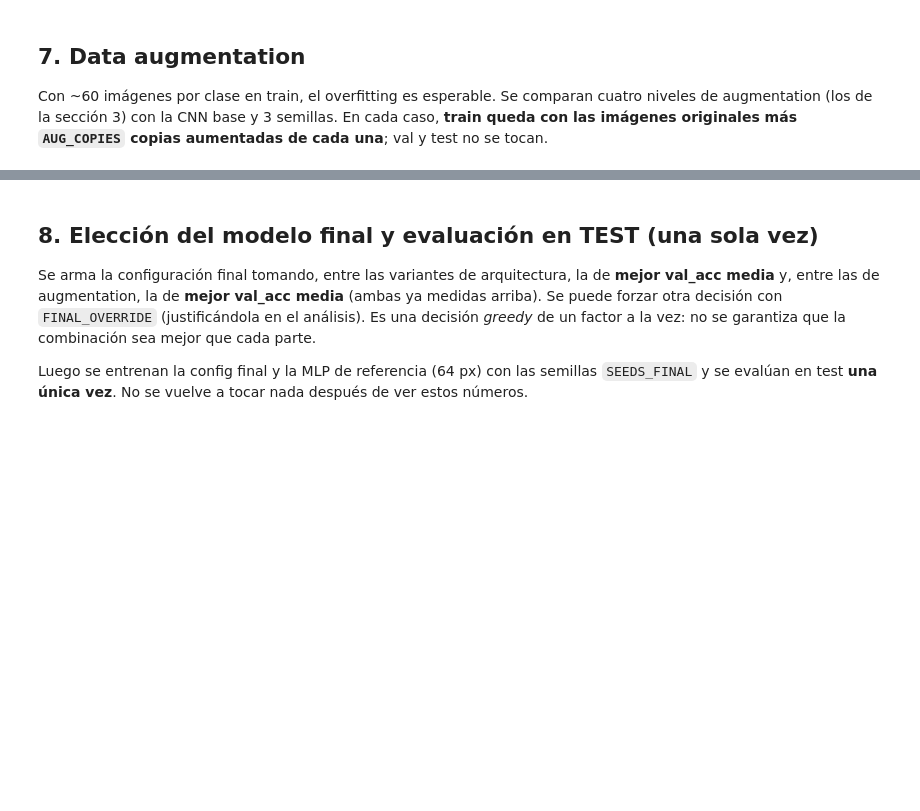
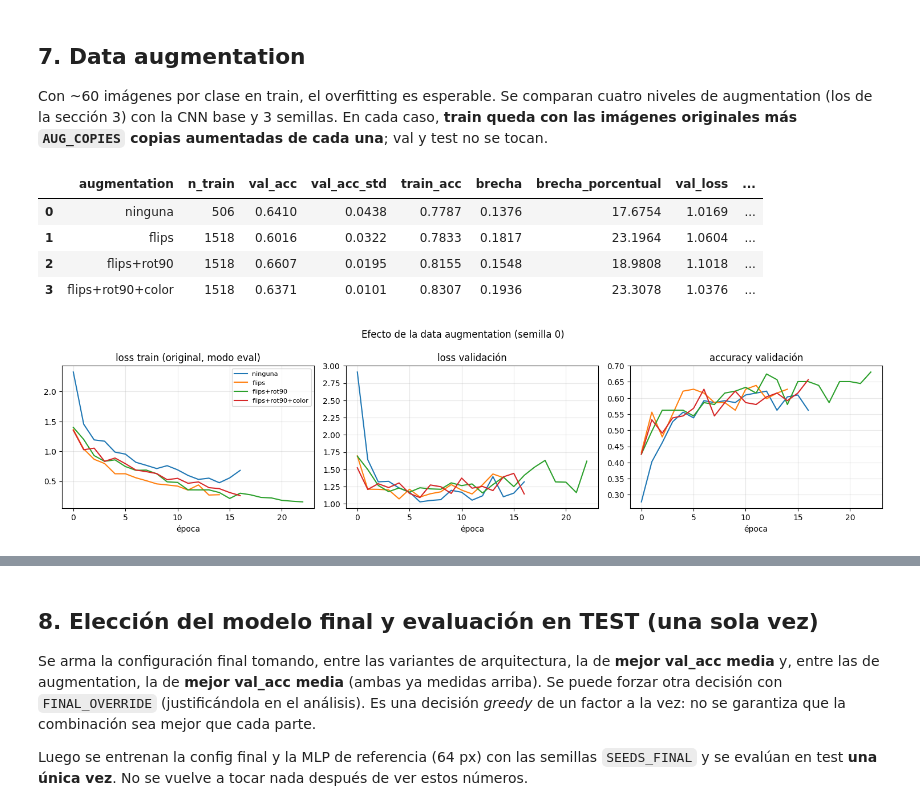
Before and after one commit to DinosaurioBlue/TP_CNN_Bonacina, a Jupyter notebook: CNN_en_Skin_Dataset.ipynb, the cells around one changed output, grey strips where cells are left out. Drawn from its saved outputs; the diff is of its cells as text; code cells hidden in the pictures; blank space fills up the shorter version.

```diff
--- a/CNN_en_Skin_Dataset.ipynb
+++ b/CNN_en_Skin_Dataset.ipynb
@@ -369,10 +579,19 @@ Con ~60 imágenes por clase en train, el overfitting es esperable. Se comparan c
 # %%
 rows, aug_hist = [], {}
 for name in AUGS:
     cfg = {**BASE, "aug": name}; r, ms, hs = run(cfg)
     rows.append(dict(augmentation=name, n_train=len(train_set(64, name)[0]), **r)); aug_hist[name] = hs[0]
 tab_aug = pd.DataFrame(rows)
-display(tab_aug[["augmentation", "n_train", "val_acc", "val_acc_std", "train_acc", "brecha", "val_loss", "best_epoch", "t_epoca_s", "t_total_s"]].round(4))
+# Brecha relativa a train_acc, expresada en porcentaje; no definida si train_acc es cero.
+tab_aug.insert(tab_aug.columns.get_loc("brecha") + 1, "brecha_porcentual", tab_aug["brecha"] / tab_aug["train_acc"].replace(0, np.nan) * 100)
+display(tab_aug[["augmentation", "n_train", "val_acc", "val_acc_std", "train_acc", "brecha", "brecha_porcentual", "val_loss", "best_epoch", "t_epoca_s", "t_total_s"]].round(4))
 plot_curves(aug_hist, "Efecto de la data augmentation (semilla 0)")
+# %% [output]
+|  | augmentation | n_train | val_acc | val_acc_std | train_acc | brecha | brecha_porcentual | val_loss | ... |
+| 0 | ninguna | 506 | 0.6410 | 0.0438 | 0.7787 | 0.1376 | 17.6754 | 1.0169 | ... |
+| 1 | flips | 1518 | 0.6016 | 0.0322 | 0.7833 | 0.1817 | 23.1964 | 1.0604 | ... |
+| 2 | flips+rot90 | 1518 | 0.6607 | 0.0195 | 0.8155 | 0.1548 | 18.9808 | 1.1018 | ... |
+| 3 | flips+rot90+color | 1518 | 0.6371 | 0.0101 | 0.8307 | 0.1936 | 23.3078 | 1.0376 | ... |
+[figure, added]
 # %% [markdown]
 ### ✏️ TU ANÁLISIS 3 - Overfitting y augmentation
```
Also changed, not shown: parts of 25 cells of this notebook, 1 other file.
